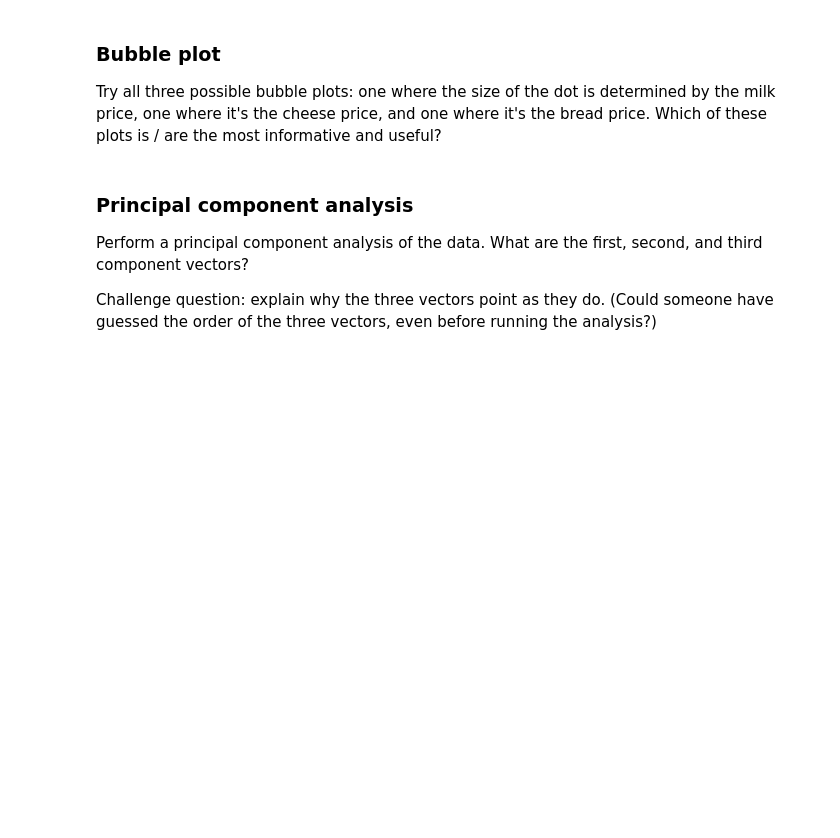
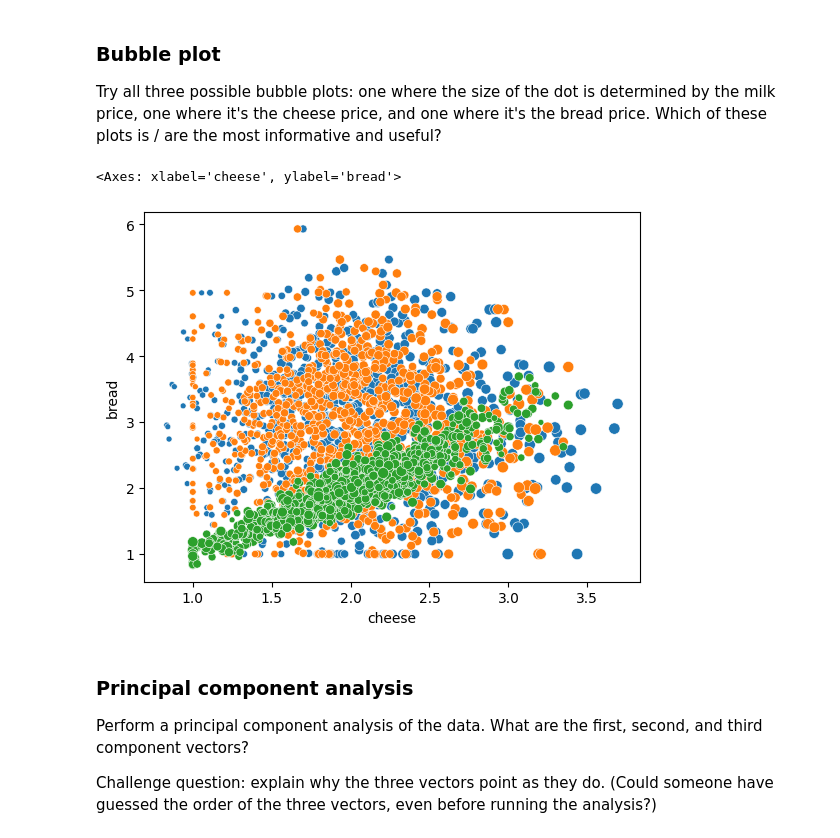
Before and after one commit to JadenNdouopBU/Module-B-semester-2, a Jupyter notebook: OMDS-ModB2-Week8-Ndouop-Jaden.ipynb, the cells around one changed output. Cells and saved outputs as stored; diff of their text form; code cells hidden in the pictures; blank space fills up the shorter version.

```diff
--- a/OMDS-ModB2-Week8-Ndouop-Jaden.ipynb
+++ b/OMDS-ModB2-Week8-Ndouop-Jaden.ipynb
@@ -230,6 +242,18 @@ Try Googling "how do I change numerical to categorical data" to get advice on th
 ### Bubble plot
 
 Try all three possible bubble plots: one where the size of the dot is determined by the milk price, one where it's the cheese price, and one where it's the bread price.  Which of these plots is / are the most informative and useful?
+# %%
+# Milk as bubble size
+sns.scatterplot(data=df3, x="cheese", y="bread", size="milk", legend=False)
+
+# Cheese as bubble size
+sns.scatterplot(data=df3, x="milk", y="bread", size="cheese", legend=False)
+
+# Bread as bubble size
+sns.scatterplot(data=df3, x="milk", y="cheese", size="bread", legend=False)
+# %% [output]
+<Axes: xlabel='cheese', ylabel='bread'>
+[figure, added]
 # %% [markdown]
 ### Principal component analysis
 
```
Also changed, not shown: parts of 8 cells of this notebook, 1 other file.
